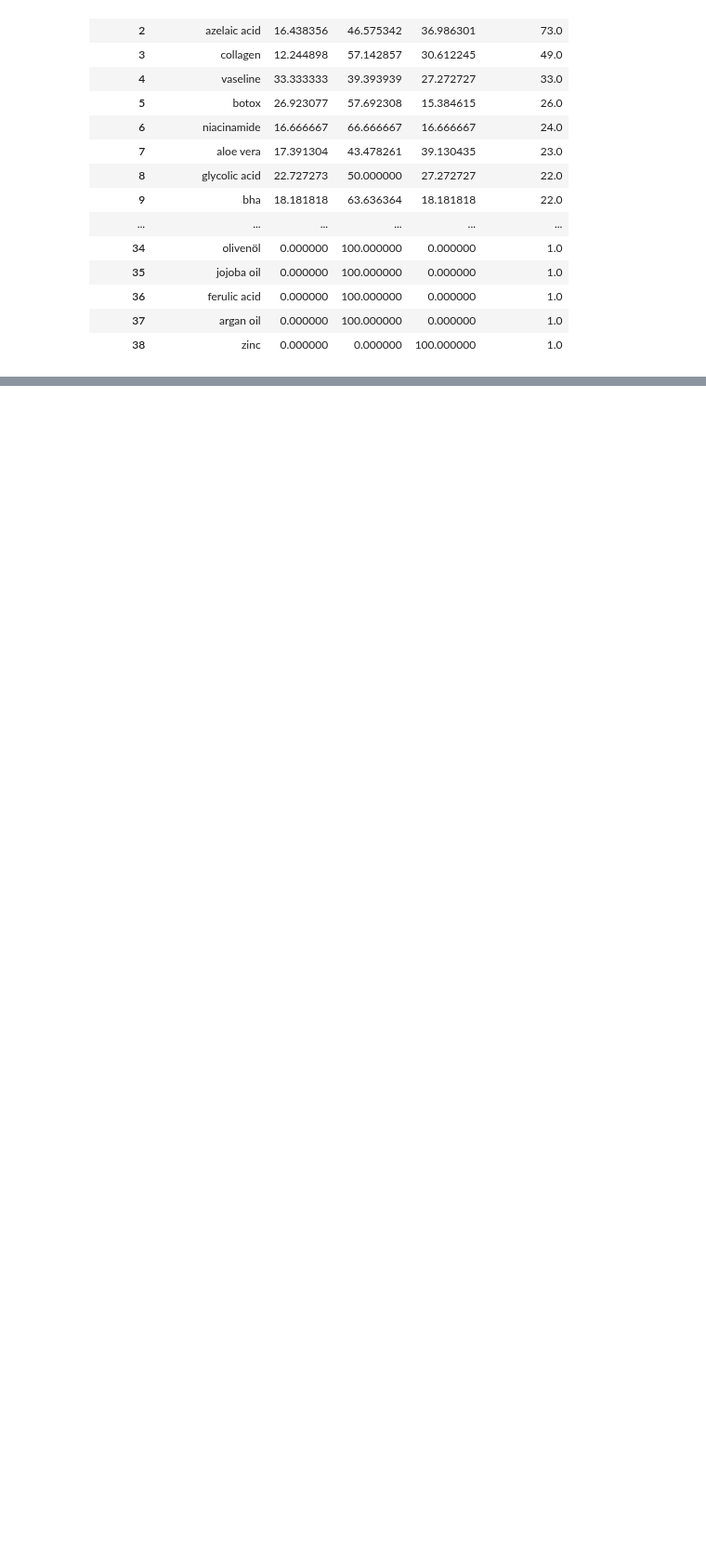
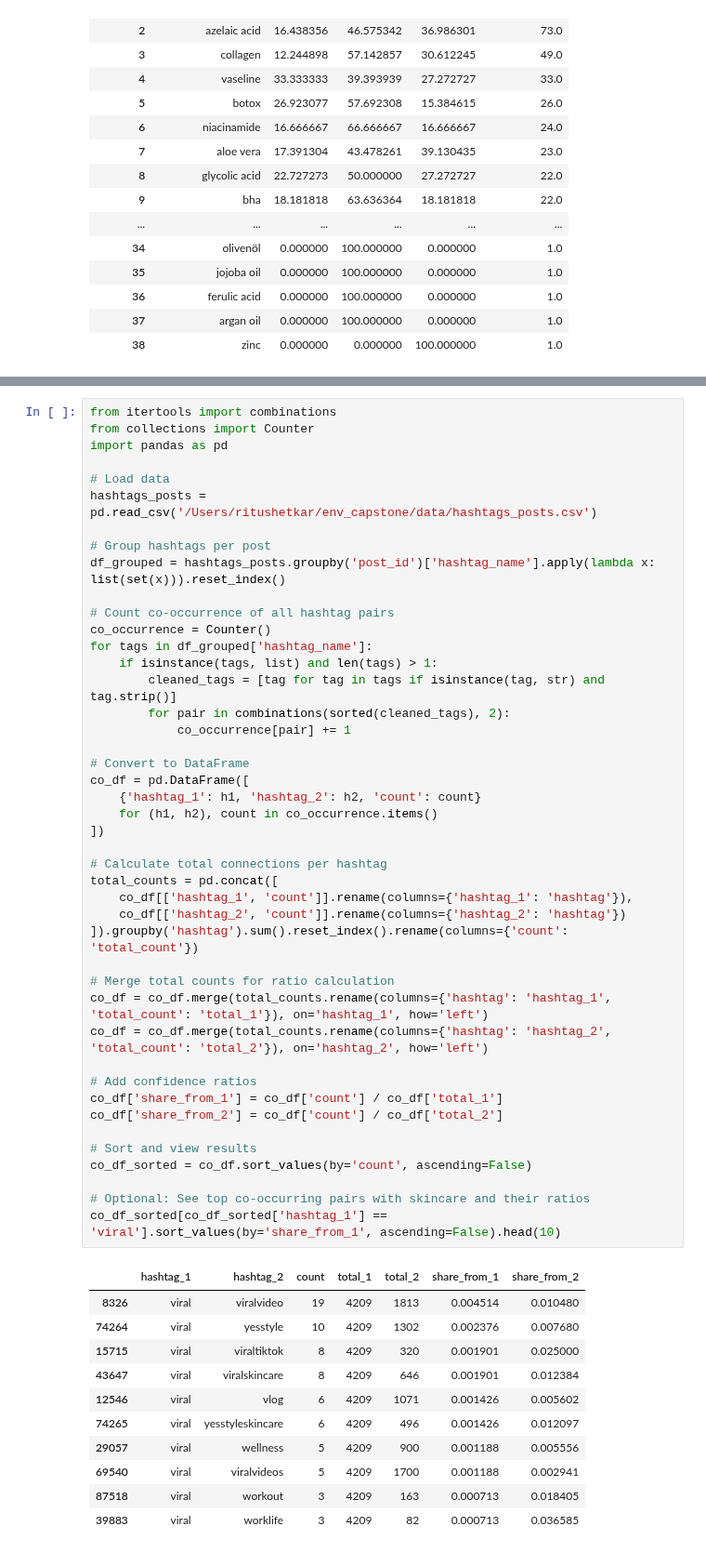
Before and after one commit to Hannah1171/skincare_analysis, a Jupyter notebook: skincare/scripts/test.ipynb, the cells around one changed output, grey strips where cells are left out. Shown at 93% size. Saved outputs shown, nothing was run; the diff lists cells and outputs as text; blank space fills up the shorter version.

```diff
--- a/skincare/scripts/test.ipynb
+++ b/skincare/scripts/test.ipynb
@@ -956,0 +926,56 @@ plt.show()
+# %%
+from itertools import combinations
+from collections import Counter
+import pandas as pd
+
+# Load data
+hashtags_posts = pd.read_csv('/Users/ritushetkar/env_capstone/data/hashtags_posts.csv')
+
+# Group hashtags per post
+df_grouped = hashtags_posts.groupby('post_id')['hashtag_name'].apply(lambda x: list(set(x))).reset_index()
+
+# Count co-occurrence of all hashtag pairs
+co_occurrence = Counter()
+for tags in df_grouped['hashtag_name']:
+    if isinstance(tags, list) and len(tags) > 1:
+        cleaned_tags = [tag for tag in tags if isinstance(tag, str) and tag.strip()]
+        for pair in combinations(sorted(cleaned_tags), 2):
+            co_occurrence[pair] += 1
+
+# Convert to DataFrame
+co_df = pd.DataFrame([
+    {'hashtag_1': h1, 'hashtag_2': h2, 'count': count}
+    for (h1, h2), count in co_occurrence.items()
+])
+
+# Calculate total connections per hashtag
+total_counts = pd.concat([
+    co_df[['hashtag_1', 'count']].rename(columns={'hashtag_1': 'hashtag'}),
+    co_df[['hashtag_2', 'count']].rename(columns={'hashtag_2': 'hashtag'})
+]).groupby('hashtag').sum().reset_index().rename(columns={'count': 'total_count'})
+
+# Merge total counts for ratio calculation
+co_df = co_df.merge(total_counts.rename(columns={'hashtag': 'hashtag_1', 'total_count': 'total_1'}), on='hashtag_1', how='left')
+co_df = co_df.merge(total_counts.rename(columns={'hashtag': 'hashtag_2', 'total_count': 'total_2'}), on='hashtag_2', how='left')
+
+# Add confidence ratios
+co_df['share_from_1'] = co_df['count'] / co_df['total_1']
+co_df['share_from_2'] = co_df['count'] / co_df['total_2']
+
+# Sort and view results
+co_df_sorted = co_df.sort_values(by='count', ascending=False)
+
+# Optional: See top co-occurring pairs with skincare and their ratios
+co_df_sorted[co_df_sorted['hashtag_1'] == 'viral'].sort_values(by='share_from_1', ascending=False).head(10)
+# %% [output]
+|  | hashtag_1 | hashtag_2 | count | total_1 | total_2 | share_from_1 | share_from_2 |
+| 8326 | viral | viralvideo | 19 | 4209 | 1813 | 0.004514 | 0.010480 |
+| 74264 | viral | yesstyle | 10 | 4209 | 1302 | 0.002376 | 0.007680 |
+| 15715 | viral | viraltiktok | 8 | 4209 | 320 | 0.001901 | 0.025000 |
+| 43647 | viral | viralskincare | 8 | 4209 | 646 | 0.001901 | 0.012384 |
+| 12546 | viral | vlog | 6 | 4209 | 1071 | 0.001426 | 0.005602 |
+| 74265 | viral | yesstyleskincare | 6 | 4209 | 496 | 0.001426 | 0.012097 |
+| 29057 | viral | wellness | 5 | 4209 | 900 | 0.001188 | 0.005556 |
+| 69540 | viral | viralvideos | 5 | 4209 | 1700 | 0.001188 | 0.002941 |
+| 87518 | viral | workout | 3 | 4209 | 163 | 0.000713 | 0.018405 |
+| 39883 | viral | worklife | 3 | 4209 | 82 | 0.000713 | 0.036585 |
```
Also changed, not shown: parts of 6 cells of this notebook, 3 other files.
